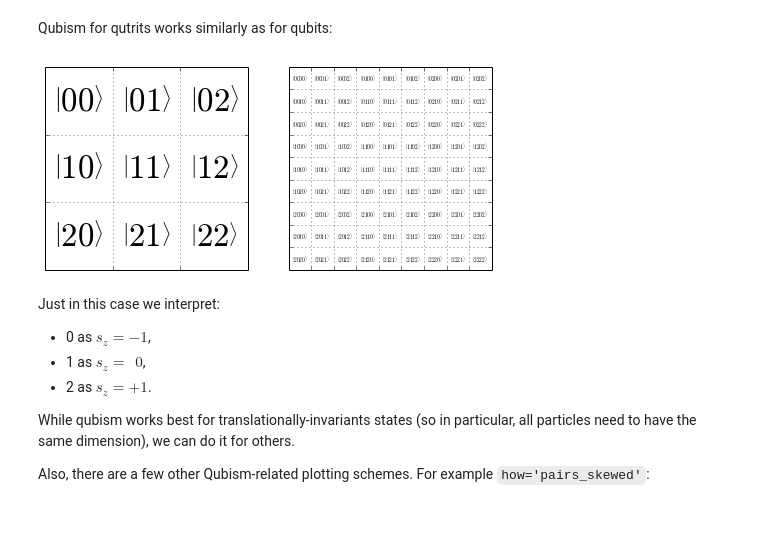
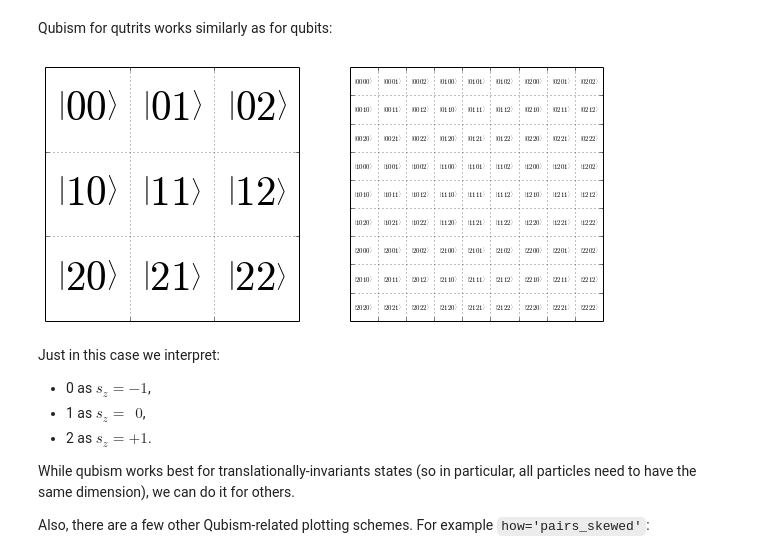
Before and after one commit to qutip/qutip-notebooks, a Jupyter notebook: examples/example-qubism-and-schmidt-plots.ipynb, the cells around one changed output. Saved outputs shown, nothing was run; the diff lists cells and outputs as text; code cells hidden in the pictures; blank space fills up the shorter version.

```diff
--- a/examples/example-qubism-and-schmidt-plots.ipynb
+++ b/examples/example-qubism-and-schmidt-plots.ipynb
@@ -235,14 +235,14 @@ plot_qubism(gs_of(H), figsize=(4,4));
 # %% [markdown]
 Qubism for qutrits works similarly as for qubits:
 # %%
-fig = plt.figure(figsize=(8, 4))
+fig = plt.figure(figsize=(10, 5))
 for i in [1, 2]:
     ax = plt.subplot(1, 2, i)
     plot_qubism(0 * ket('0000', dim=3),
                 legend_iteration=i, grid_iteration=i,
                 fig=fig, ax=ax)
 # %% [output]
-[figure, old version]
+[figure, new version]
 # %% [markdown]
 Just in this case we interpret:
 
```
Also changed, not shown: parts of 6 cells of this notebook.
